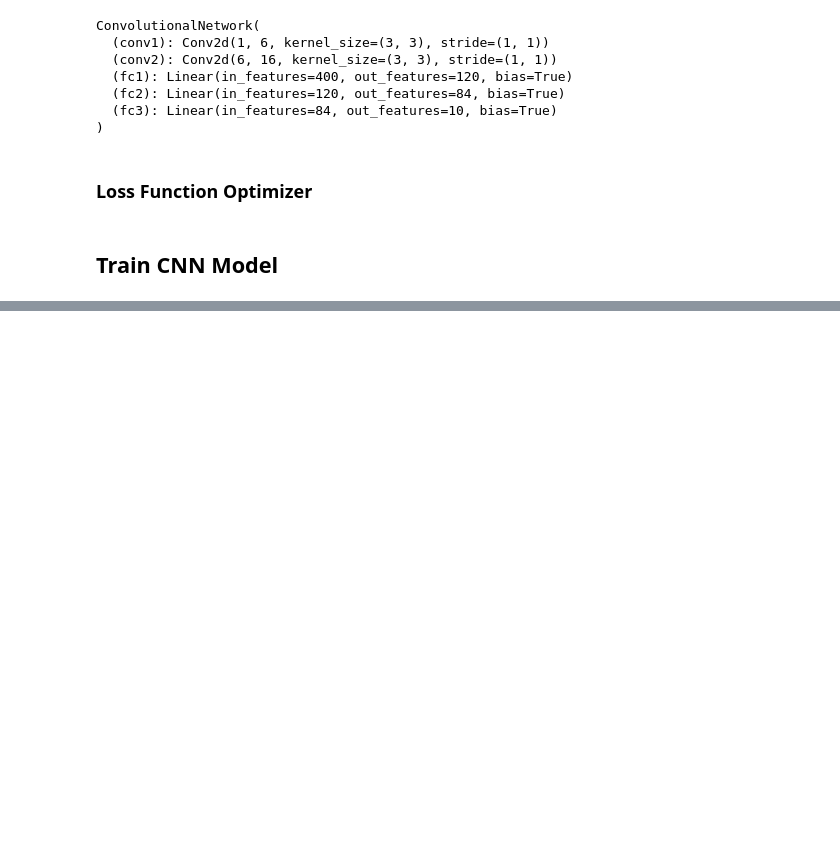
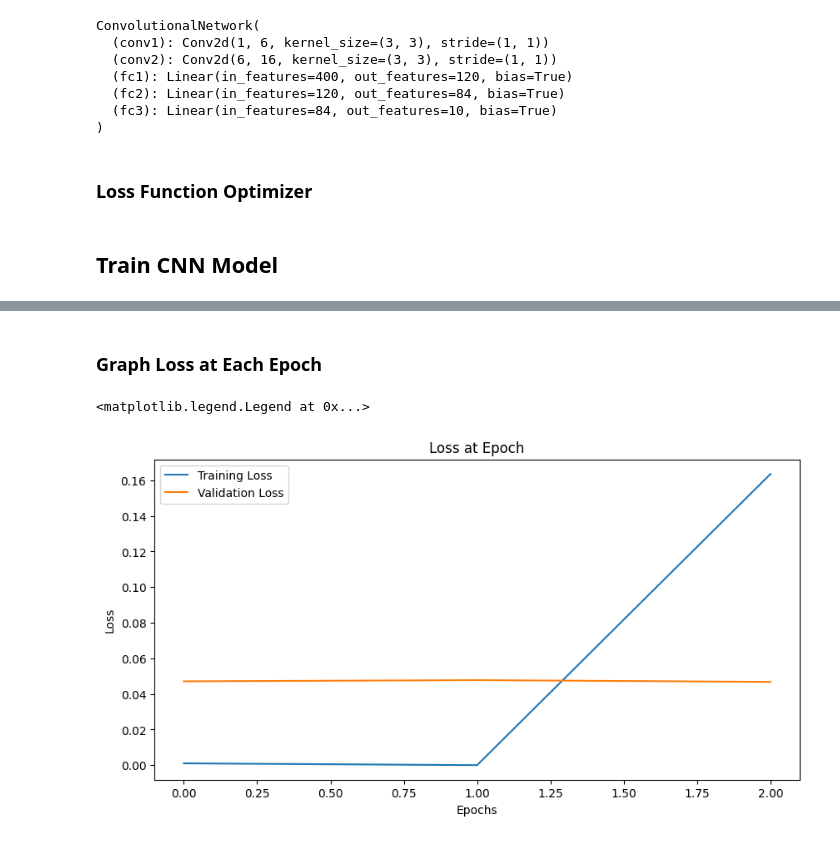
Before and after one commit to Danzigerrr/PyTorch-Practice, a Jupyter notebook: Convolutional_Neural_Network_1.ipynb, the cells around one changed output, grey strips where cells are left out. Saved outputs shown, nothing was run; the diff lists cells and outputs as text; code cells hidden in the pictures; blank space fills up the shorter version.

Commit message:
Adding Training and Evaluating the Model

```diff
--- a/Convolutional_Neural_Network_1.ipynb
+++ b/Convolutional_Neural_Network_1.ipynb
@@ -177,7 +177,7 @@ ConvolutionalNetwork(
 ### Loss Function Optimizer
 # %%
 criterion = nn.CrossEntropyLoss()
-optimizer = torch.optim.Adam(model.parameters(), lr = 0.001)
+optimizer = torch.optim.Adam(model.parameters(), lr = 0.01)
 # %% [markdown]
 ## Train CNN Model
 # %%
@@ -249,0 +263,16 @@ Training took: 4.0590918024381 minutes
+# %% [markdown]
+### Graph Loss at Each Epoch
+# %%
+# Graph the loss at epoch
+train_losses = [tl for tl in train_losses]  # Ensure losses are in the proper format
+test_losses = [tl for tl in test_losses]  # Ensure test losses are in the proper format
+plt.figure(figsize=(10, 5))
+plt.plot(train_losses, label="Training Loss")
+plt.plot(test_losses, label="Validation Loss")
+plt.title("Loss at Epoch")
+plt.xlabel("Epochs")
+plt.ylabel("Loss")
+plt.legend()
+# %% [output]
+<matplotlib.legend.Legend at 0x...>
+[figure, added]
```
Also changed, not shown: parts of 7 cells of this notebook.
